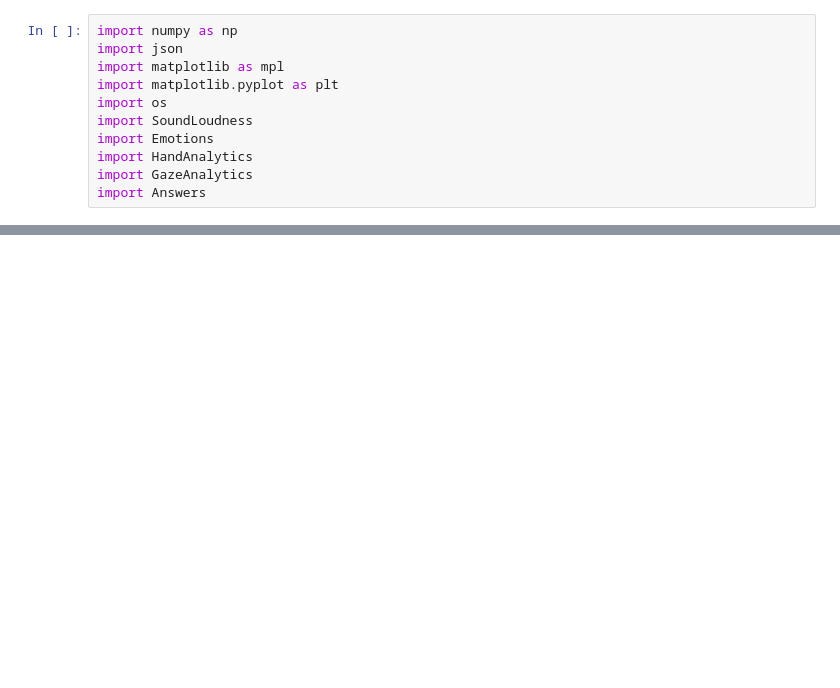
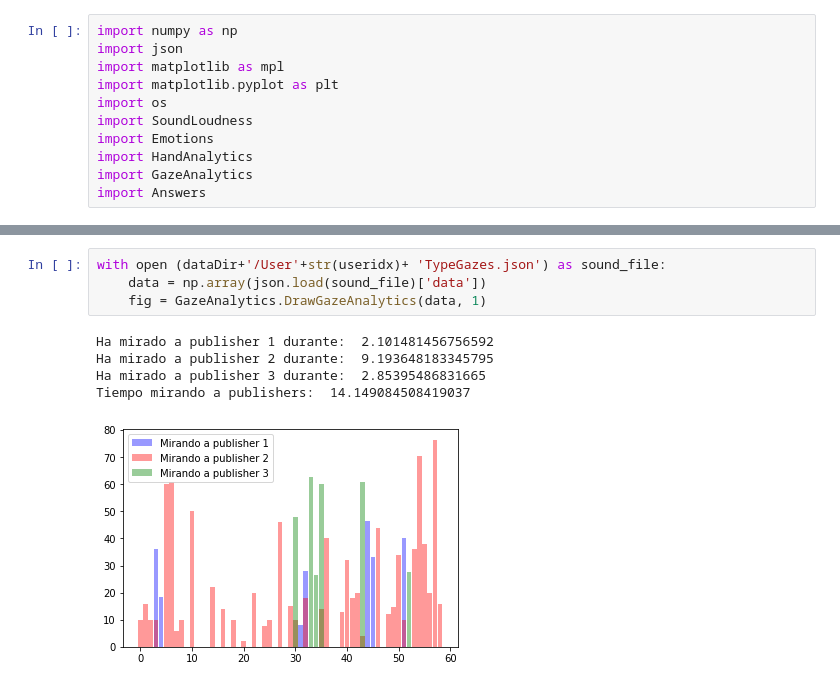
Before and after one commit to Narratech/TFGAlgabaHernandez, a Jupyter notebook: DataAnalytics/Informes.ipynb, the cells around one changed output, grey strips where cells are left out. Drawn from its saved outputs; the diff is of its cells as text; blank space fills up the shorter version.

```diff
--- a/DataAnalytics/Informes.ipynb
+++ b/DataAnalytics/Informes.ipynb
@@ -20,0 +22,10 @@ FileNotFoundError: [Errno 2] No such file or directory: './Data/User64User64Type
+# %%
+with open (dataDir+'/User'+str(useridx)+ 'TypeGazes.json') as sound_file:
+    data = np.array(json.load(sound_file)['data'])
+    fig = GazeAnalytics.DrawGazeAnalytics(data, 1)
+# %% [output]
+Ha mirado a publisher 1 durante:  2.101481456756592
+Ha mirado a publisher 2 durante:  9.193648183345795
+Ha mirado a publisher 3 durante:  2.85395486831665
+Tiempo mirando a publishers:  14.149084508419037
+[figure, added]
```
Also changed, not shown: parts of 6 cells of this notebook, 26 other files.
